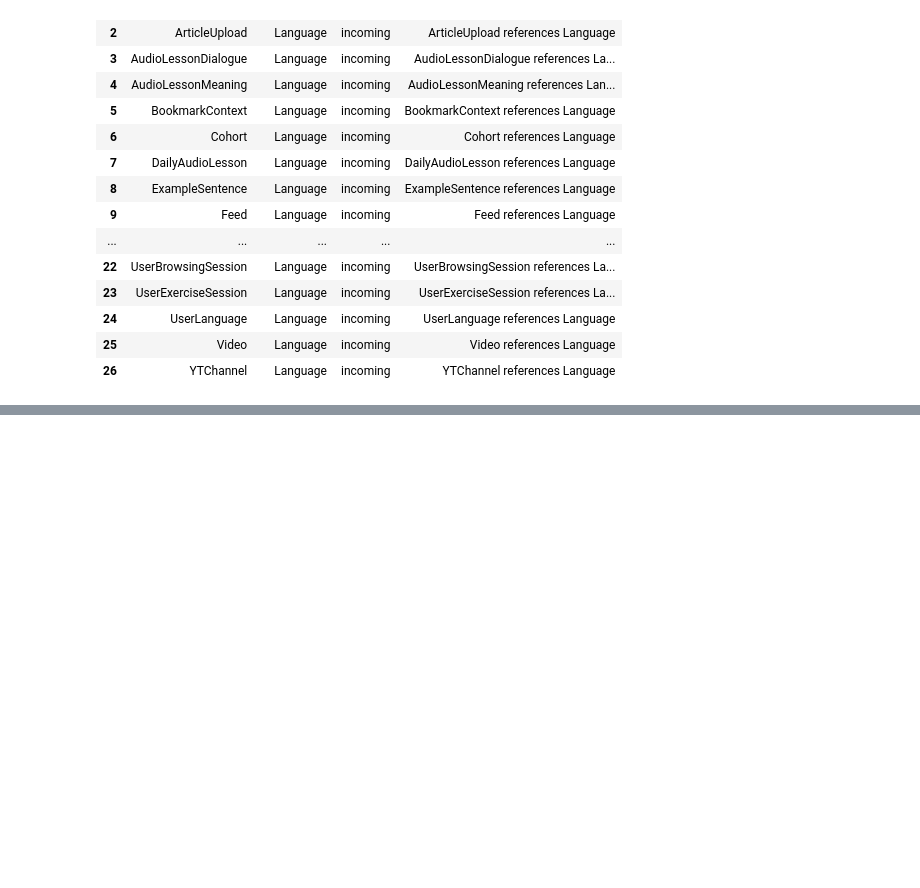
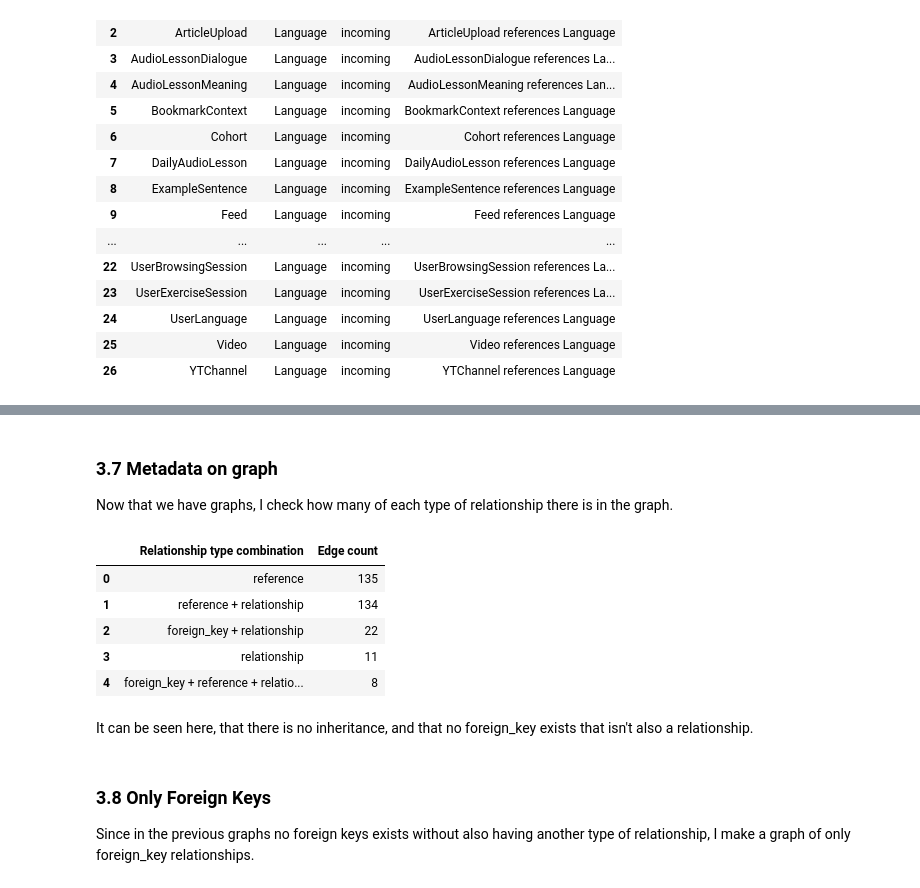
Before and after one commit to wowholasa/software-architecture-individual, a Jupyter notebook: zeeguu_architecture_recovery.ipynb, the cells around one changed output, grey strips where cells are left out. Cells and saved outputs as stored; diff of their text form; code cells hidden in the pictures; blank space fills up the shorter version.

Commit message:
Added a segment for improved domain model view, which goes into the types of relationships

```diff
--- a/zeeguu_architecture_recovery.ipynb
+++ b/zeeguu_architecture_recovery.ipynb
@@ -885,0 +1395,57 @@ classes_targeting_language_df
+# %% [markdown]
+### 3.7 Metadata on graph
+
+Now that we have graphs, I check how many of each type of relationship there is in the graph.
+# %%
+from collections import Counter
+
+def relationship_type_combinations_as_dataframe(G: nx.DiGraph):
+  """
+  Count combinations of relationship types on graph edges.
+
+  This shows how often edges have multiple labels, e.g.
+  reference + relationship, or reference + foreign_key.
+  """
+
+  counter = Counter()
+
+  for source, target, data in G.edges(data=True):
+    relationship_types = data.get("types", set())
+
+    if relationship_types:
+      combination = " + ".join(sorted(relationship_types))
+    else:
+      combination = "unknown"
+
+    counter[combination] += 1
+
+  rows = []
+
+  for combination, count in counter.items():
+    rows.append({
+      "Relationship type combination": combination,
+      "Edge count": count
+    })
+
+  df = pd.DataFrame(rows)
+
+  if not df.empty:
+    df = df.sort_values("Edge count", ascending=False).reset_index(drop=True)
+
+  return df
+# %%
+relationship_type_counts_df = relationship_type_combinations_as_dataframe(IDMG_with_refs)
+relationship_type_counts_df
+# %% [output]
+|  | Relationship type combination | Edge count |
+| 0 | reference | 135 |
+| 1 | reference + relationship | 134 |
+| 2 | foreign_key + relationship | 22 |
+| 3 | relationship | 11 |
+| 4 | foreign_key + reference + relatio... | 8 |
+# %% [markdown]
+It can be seen here, that there is no inheritance, and that no foreign_key exists that isn't also a relationship.
+# %% [markdown]
+### 3.8 Only Foreign Keys
+
+Since in the previous graphs no foreign keys exists without also having another type of relationship, I make a graph of only foreign_key relationships.
```
Also changed, not shown: parts of 16 cells of this notebook, 3 other files.
